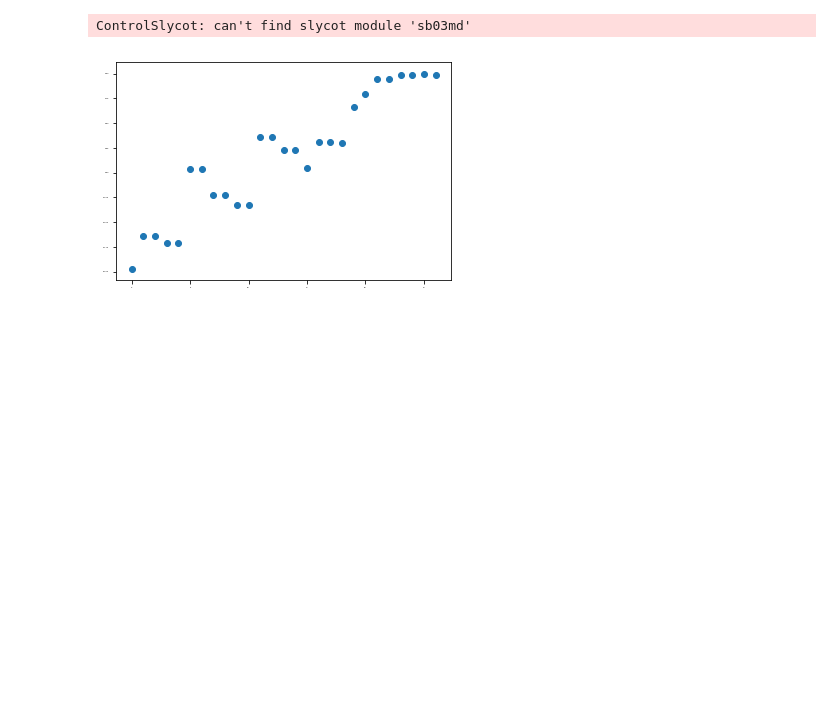
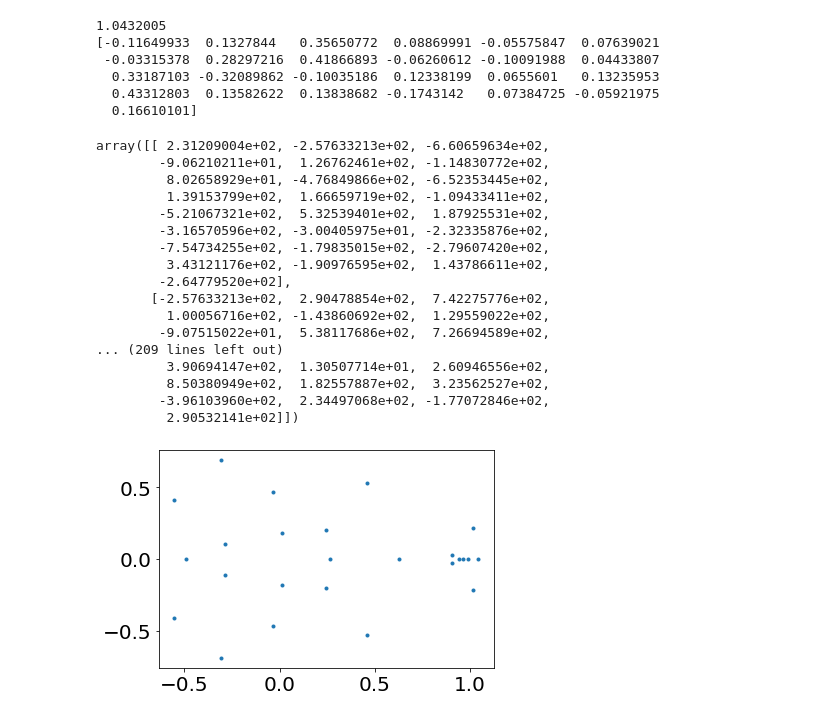
Before and after one commit to YeungRepo/darpa-sd2, a Jupyter notebook: deepDMD/Gen_Pred_Plots.ipynb, the cells around one changed output. Cells and saved outputs as stored; diff of their text form; code cells hidden in the pictures; blank space fills up the shorter version.

Commit message:
updated gen_pred_plots.ipynb to handle outputs and control

```diff
--- a/deepDMD/Gen_Pred_Plots.ipynb
+++ b/deepDMD/Gen_Pred_Plots.ipynb
@@ -9,7 +9,7 @@ import control
 # %%
 import matplotlib
 import matplotlib.pyplot as plt;
-matplotlib.rcParams.update({'font.size':2}) # default font size on (legible) figures
+matplotlib.rcParams.update({'font.size':20}) # default font size on (legible) figures
 colors =[[ 0.68627453,  0.12156863,  0.16470589],
        [ 0.96862745,  0.84705883,  0.40000001],
        [ 0.83137256,  0.53333336,  0.6156863 ],
@@ -56,23 +78,28 @@ def load_pickle_data(file_path,has_control):
 # %%
-with_control = 0;
+with_control = 1;
 
 sess = tf.InteractiveSession();
 
-saver = tf.train.import_meta_graph('glycol.pickle.ckpt.meta')
+saver = tf.train.import_meta_graph('incoherent_ff_loop.pickle.ckpt.meta')
 saver.restore(sess,tf.train.latest_checkpoint('./'));
 
 psiyp = tf.get_collection('psiyp')[0];
 psiyf = tf.get_collection('psiyf')[0];
-forward_prediction = tf.get_collection('forward_prediction')[0];
+
+if with_control:
+    forward_prediction_control = tf.get_collection('forward_prediction_control')[0];
+else:
+    forward_prediction = tf.get_collection('forward_prediction')[0];
+
 yp_feed = tf.get_collection('yp_feed')[0];
 yf_feed = tf.get_collection('yf_feed')[0];
+Kx = tf.get_collection('Kx')[0];
+Kx_num = sess.run(Kx);
+A = np.transpose(Kx_num); # Kx_num and Ku_num were defined using row multi.
 
-#psiu = tf.get_collection('psiu')[0];
-#u_control = tf.get_collection('u_control')[0];
-
-Kx = tf.get_collection('Kx')[0];
-#Ku = tf.get_collection('Ku')[0];
-
-Kx_num = sess.run(Kx);
-#Ku_num = sess.run(Ku);
-A = np.transpose(Kx_num); # Kx_num and Ku_num were defined using row multi.
+if with_control:
+    psiu = tf.get_collection('psiu')[0];
+    u_control = tf.get_collection('u_control')[0];
+    Ku = tf.get_collection('Ku')[0];
+    Ku_num = sess.run(Ku);
+    B = np.transpose(Ku_num);
@@ -84,12 +126,38 @@ INFO:tensorflow:Restoring parameters from ./glycol.pickle.ckpt
 # %%
-[v,d] = np.linalg.eig(Kx_num)
-plt.scatter(np.arange(0,len(v)), v)
+[d,v] = np.linalg.eig(Kx_num)
+print(np.max(np.abs(d)))
+print(np.real(v[:,np.argmax(np.abs(d))]))
+
+plt.plot(np.real(d),np.imag(d),'.')
+
 import control
-B  = np.eye(27)
-sys = control.ss(Kx_num,B,B,0.0*B)
+
+sys = control.ss(Kx_num,B,np.eye(Kx_num.shape[0]),np.zeros( ( A.shape[0],B.shape[1]) ))
 control.dlyap(Kx_num,np.dot(B,B.T))
 # %% [output]
-ControlSlycot: can't find slycot module 'sb03md'
+1.0432005
+[-0.11649933  0.1327844   0.35650772  0.08869991 -0.05575847  0.07639021
+ -0.03315378  0.28297216  0.41866893 -0.06260612 -0.10091988  0.04433807
+  0.33187103 -0.32089862 -0.10035186  0.12338199  0.0655601   0.13235953
+  0.43312803  0.13582622  0.13838682 -0.1743142   0.07384725 -0.05921975
+  0.16610101]
+array([[ 2.31209004e+02, -2.57633213e+02, -6.60659634e+02,
+        -9.06210211e+01,  1.26762461e+02, -1.14830772e+02,
+         8.02658929e+01, -4.76849866e+02, -6.52353445e+02,
+         1.39153799e+02,  1.66659719e+02, -1.09433411e+02,
+        -5.21067321e+02,  5.32539401e+02,  1.87925531e+02,
+        -3.16570596e+02, -3.00405975e+01, -2.32335876e+02,
+        -7.54734255e+02, -1.79835015e+02, -2.79607420e+02,
+         3.43121176e+02, -1.90976595e+02,  1.43786611e+02,
+        -2.64779520e+02],
+       [-2.57633213e+02,  2.90478854e+02,  7.42275776e+02,
+         1.00056716e+02, -1.43860692e+02,  1.29559022e+02,
+        -9.07515022e+01,  5.38117686e+02,  7.26694589e+02,
+... (209 lines left out)
+         3.90694147e+02,  1.30507714e+01,  2.60946556e+02,
+         8.50380949e+02,  1.82557887e+02,  3.23562527e+02,
+        -3.96103960e+02,  2.34497068e+02, -1.77072846e+02,
+         2.90532141e+02]])
-[figure, old version]
+[figure, new version]
 # %%
 data_directory = 'koopman_data/'
```
Also changed, not shown: parts of 7 cells of this notebook, 7 other files.
